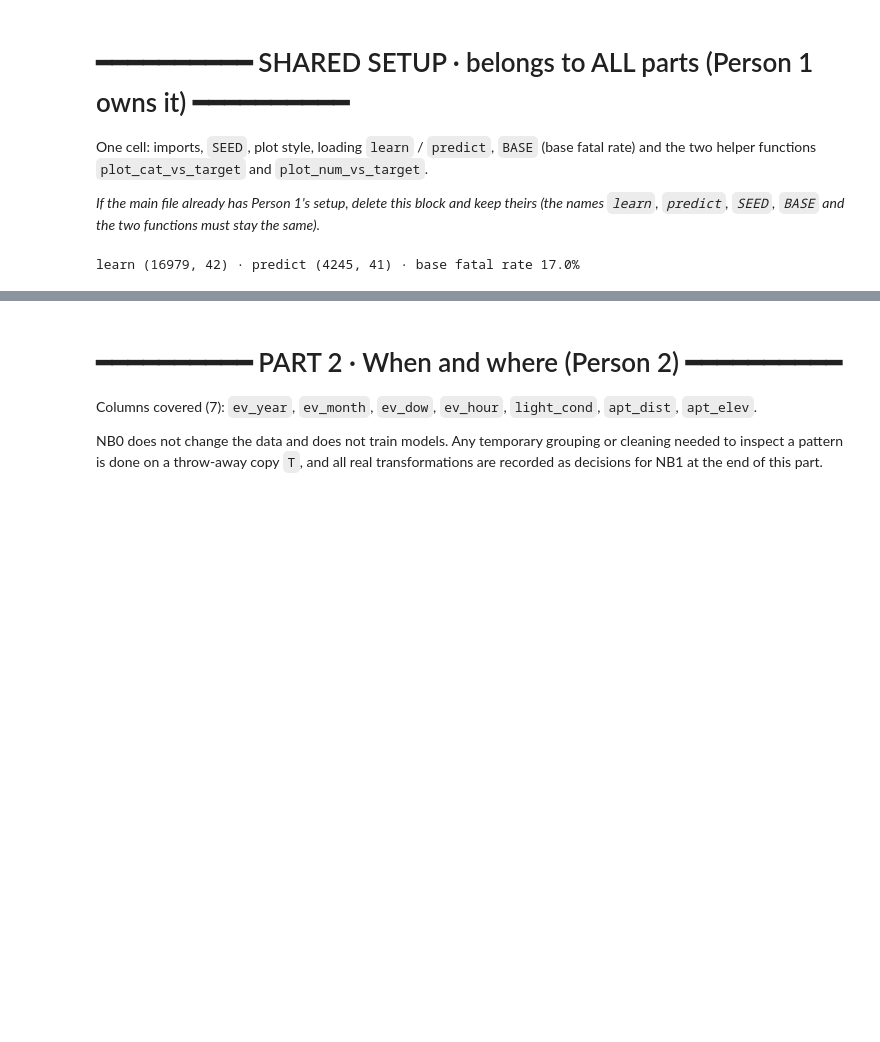
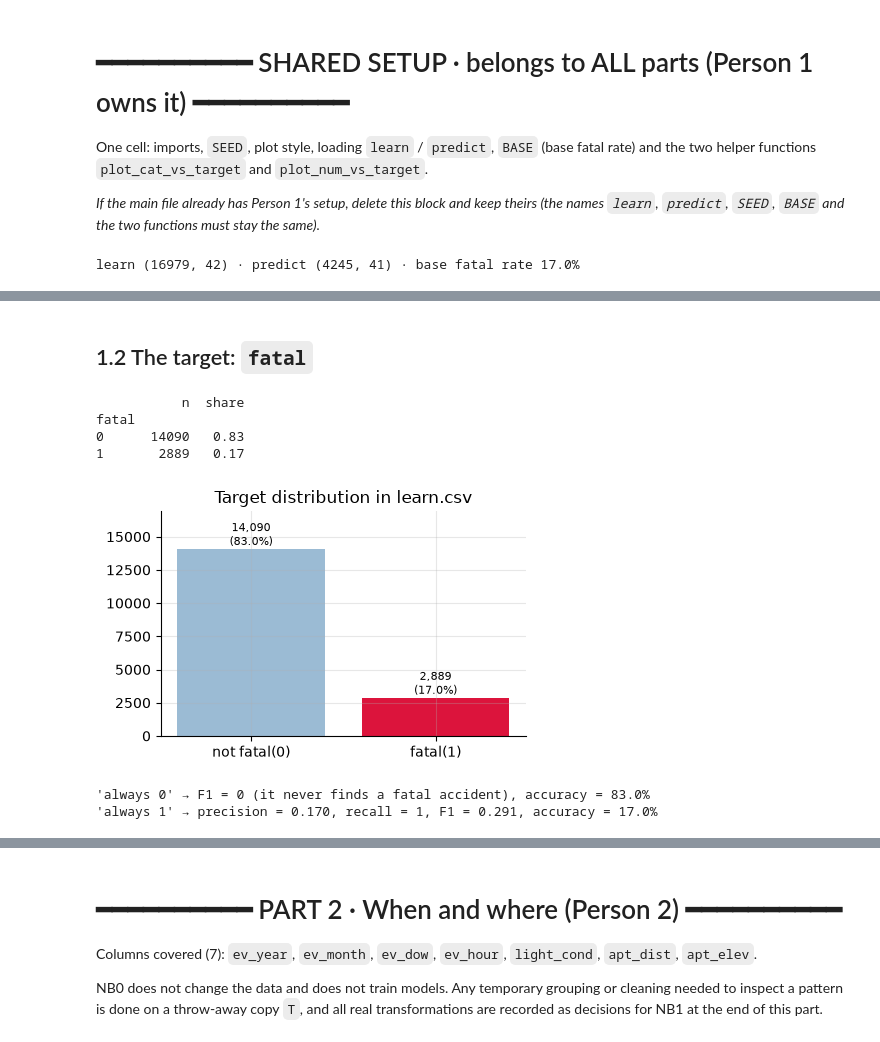
Before and after one commit to JoaoUmbels/MLBROSS, a Jupyter notebook: ML20_NB0_EDA.ipynb, the cells around one changed output, grey strips where cells are left out. Drawn from its saved outputs; the diff is of its cells as text; code cells hidden in the pictures; blank space fills up the shorter version.

```diff
--- a/ML20_NB0_EDA.ipynb
+++ b/ML20_NB0_EDA.ipynb
@@ -53,0 +171,25 @@ learn (16979, 42) · predict (4245, 41) · base fatal rate 17.0%
+# %% [markdown]
+## 1.2 The target: `fatal`
+# %%
+counts = learn["fatal"].value_counts().sort_index()
+print(pd.DataFrame({"n": counts, "share": (counts / counts.sum()).round(3)}))
+
+fig, ax = plt.subplots(figsize=(4.5, 3))
+ax.bar(["not fatal(0)", "fatal(1)"], counts.values, color=["#9bbbd4", "crimson"])
+for i, n in enumerate(counts.values):
+    ax.text(i, n, f"{n:,}\n({n / counts.sum():.1%})", ha="center", va="bottom", fontsize=8)
+ax.set_ylim(0, counts.max() * 1.2); ax.set_title("Target distribution in learn.csv")
+plt.tight_layout(); plt.show()
+
+# F1 of the two trivial strategies, to understand the metric
+p = BASE
+print(f"'always 0' → F1 = 0 (it never finds a fatal accident), accuracy = {1 - p:.1%}")
+print(f"'always 1' → precision = {p:.3f}, recall = 1, F1 = {2 * p / (1 + p):.3f}, accuracy = {p:.1%}")
+# %% [output]
+           n  share
+fatal
+0      14090   0.83
+1       2889   0.17
+[figure, added]
+'always 0' → F1 = 0 (it never finds a fatal accident), accuracy = 83.0%
+'always 1' → precision = 0.170, recall = 1, F1 = 0.291, accuracy = 17.0%
```
Also changed, not shown: parts of 35 cells of this notebook.
